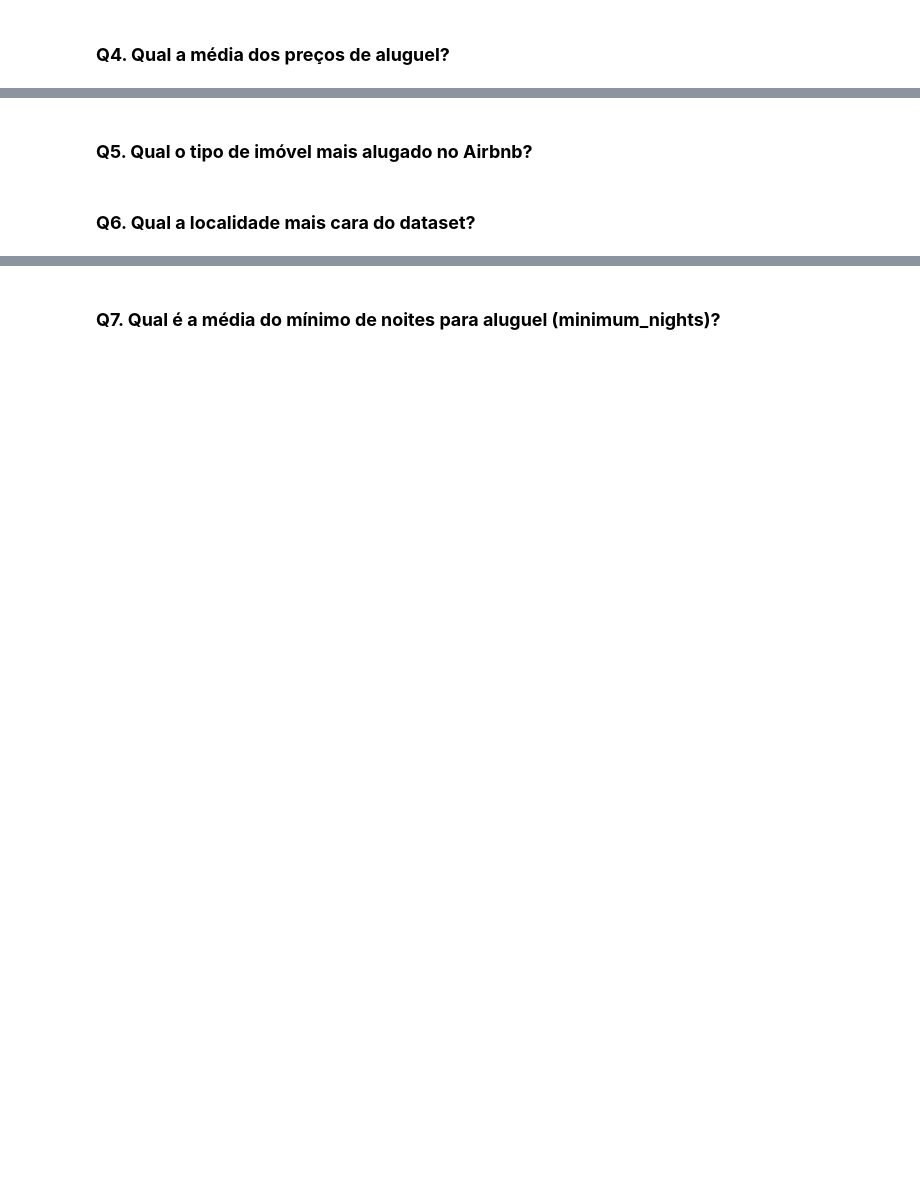
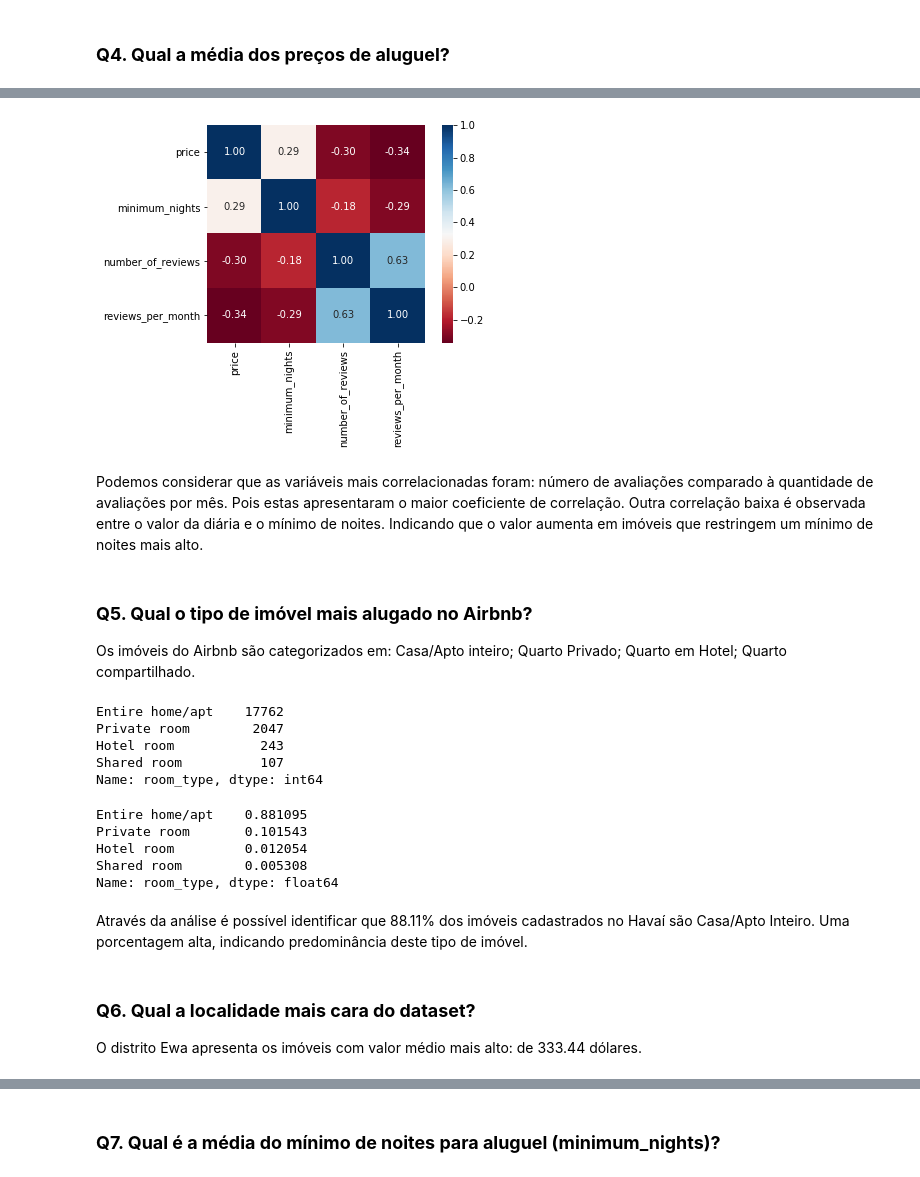
Before and after one commit to adrianadamata/Data_Science_Analise_Dados_Airbnb_Havai, a Jupyter notebook: Analisando_os_Dados_do_Airbnb_havai.ipynb, the cells around one changed output, grey strips where cells are left out. Cells and saved outputs as stored; diff of their text form; code cells hidden in the pictures; blank space fills up the shorter version.

Commit message:
Análises dos Dados

```diff
--- a/Analisando_os_Dados_do_Airbnb_havai.ipynb
+++ b/Analisando_os_Dados_do_Airbnb_havai.ipynb
@@ -227,4 +291,5 @@ Neste caso, verificamos a presença de outliers na variável `number_of_reviews`
 # %%
 # criar uma matriz de correlação
-
+corr = df_clean[['price', 'minimum_nights', 'number_of_reviews', 'reviews_per_month']].corr()
 # mostrar a matriz de correlação
+display(corr)
@@ -231,11 +302,35 @@ Neste caso, verificamos a presença de outliers na variável `number_of_reviews`
 # %%
 # plotar um heatmap a partir das correlações
+sns.heatmap(corr, cmap='RdBu', fmt='.2f', square=True, linecolor='white', annot=True);
+# %% [output]
+[figure, added]
+# %% [markdown]
+Podemos considerar que as variáveis mais correlacionadas foram: número de avaliações comparado à quantidade de avaliações por mês. Pois estas apresentaram o maior coeficiente de correlação.
+Outra correlação baixa é observada entre o valor da diária e o mínimo de noites. Indicando que o valor aumenta em imóveis que restringem um mínimo de noites mais alto.
 # %% [markdown]
 ### **Q5. Qual o tipo de imóvel mais alugado no Airbnb?**
+Os imóveis do Airbnb são categorizados em: Casa/Apto inteiro; Quarto Privado; Quarto em Hotel; Quarto compartilhado.
 # %%
 # mostrar a quantidade de cada tipo de imóvel disponível
+df_clean.room_type.value_counts()
+# %% [output]
+Entire home/apt    17762
+Private room        2047
+Hotel room           243
+Shared room          107
+Name: room_type, dtype: int64
 # %%
 # mostrar a porcentagem de cada tipo de imóvel disponível
+df_clean.room_type.value_counts() / df_clean.shape[0]
+# %% [output]
+Entire home/apt    0.881095
+Private room       0.101543
+Hotel room         0.012054
+Shared room        0.005308
+Name: room_type, dtype: float64
+# %% [markdown]
+Através da análise é possível identificar que 88.11% dos imóveis cadastrados no Havaí são Casa/Apto Inteiro. Uma porcentagem alta, indicando predominância deste tipo de imóvel.
 # %% [markdown]
 ### **Q6. Qual a localidade mais cara do dataset?**
+O distrito Ewa apresenta os imóveis com valor médio mais alto: de 333.44 dólares.
 # %%
```
Also changed, not shown: parts of 24 cells of this notebook.
